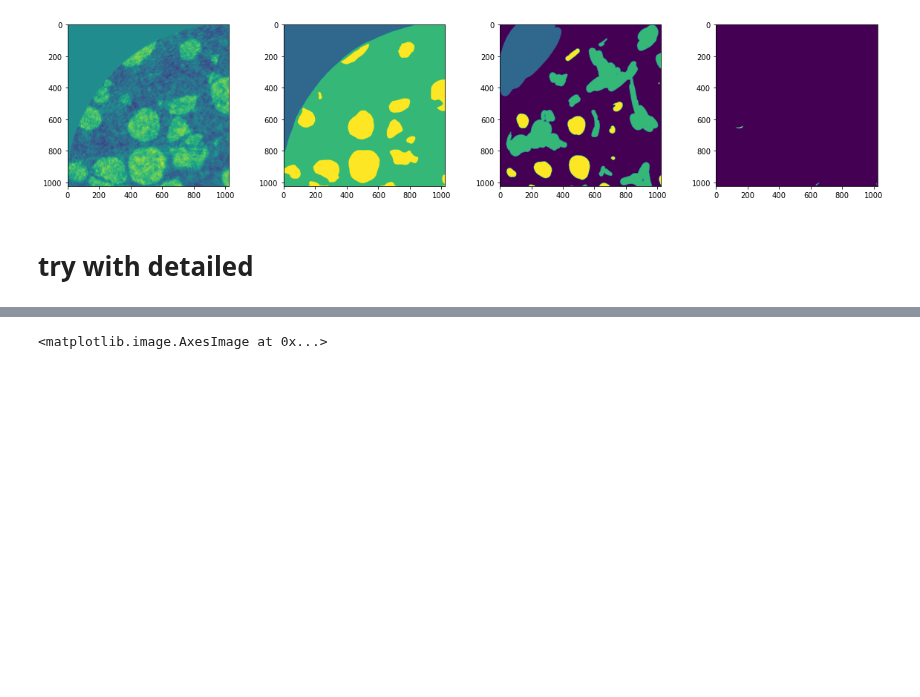
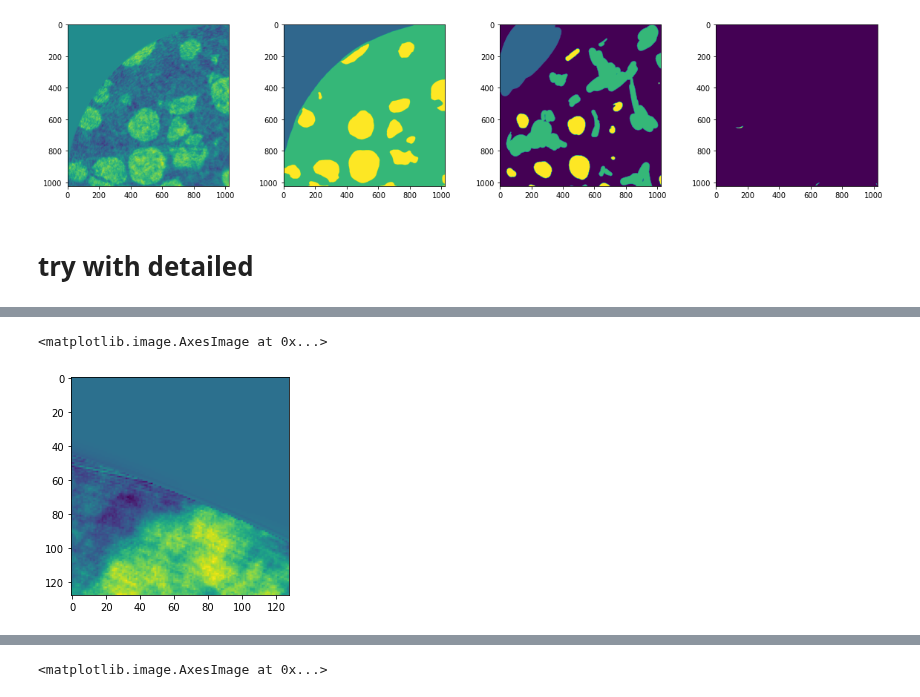
Before and after one commit to laura-rieger/segmenter, a Jupyter notebook: notebooks/Results.ipynb, the cells around one changed output, grey strips where cells are left out. Cells and saved outputs as stored; diff of their text form; code cells hidden in the pictures; blank space fills up the shorter version.

```diff
--- a/notebooks/Results.ipynb
+++ b/notebooks/Results.ipynb
@@ -143,12 +143,12 @@ val_set = TensorDataset(
     *[
         torch.Tensor(input)
         for input in my_data.make_dataset(
-            x[val_idxs],
-            y[val_idxs],
+            x[val_idxs[:1]],
+            y[val_idxs[:1]],
             img_size=image_size,
-            offset=offset,
+            offset=image_size,
         )
     ]
 )
-val_loader = DataLoader(val_set, shuffle=False, drop_last=True, batch_size = 16)
+val_loader = DataLoader(val_set, shuffle=False, drop_last=False, batch_size = 16)
 # %%
@@ -163,0 +202,5 @@ array([1124, 1122, 1123, ...,   43,   42,  243], dtype=int64)
+# %%
+plt.imshow(val_set[5][0][0])
+# %% [output]
+<matplotlib.image.AxesImage at 0x...>
+[figure, added]
```
Also changed, not shown: parts of 24 cells of this notebook, 5 other files.
